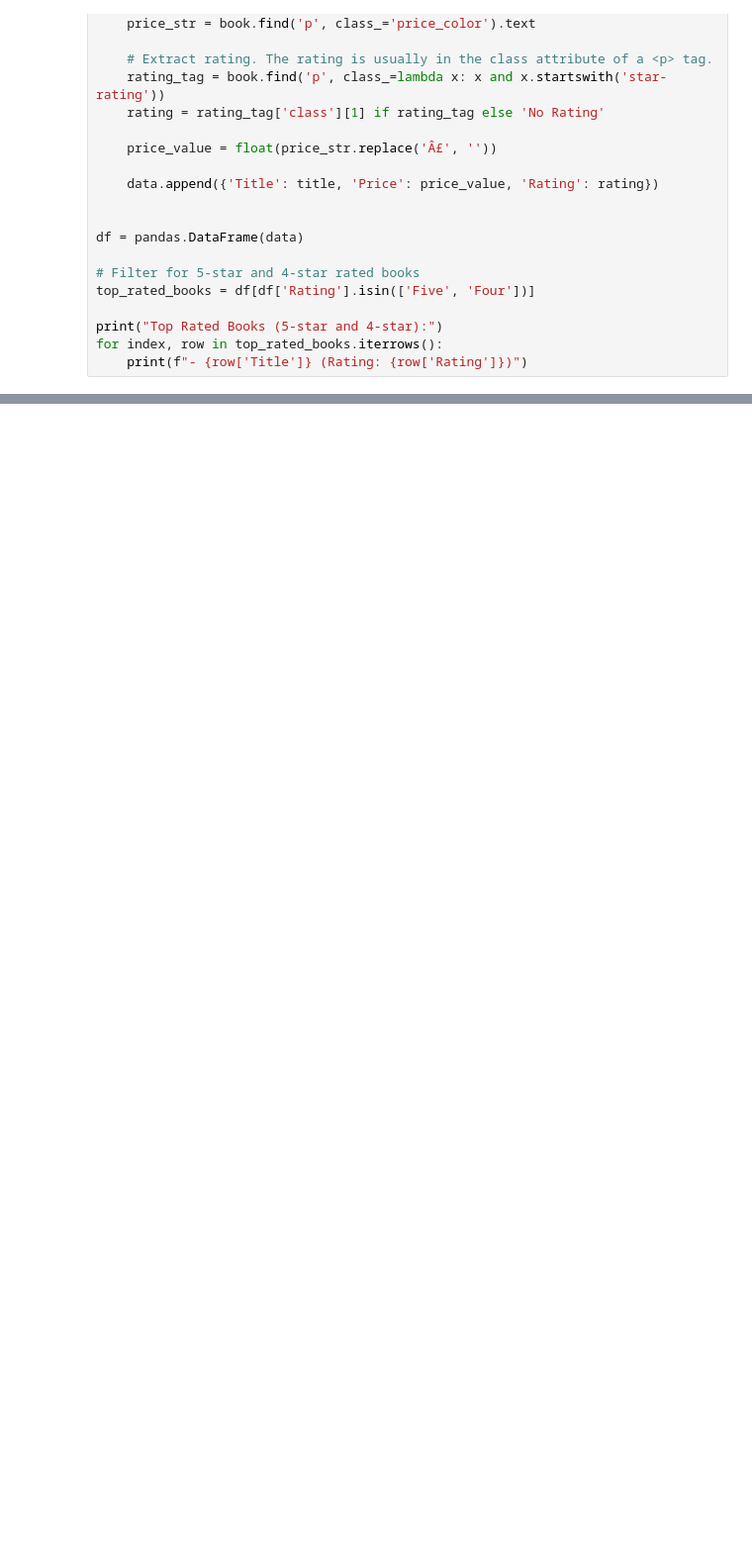
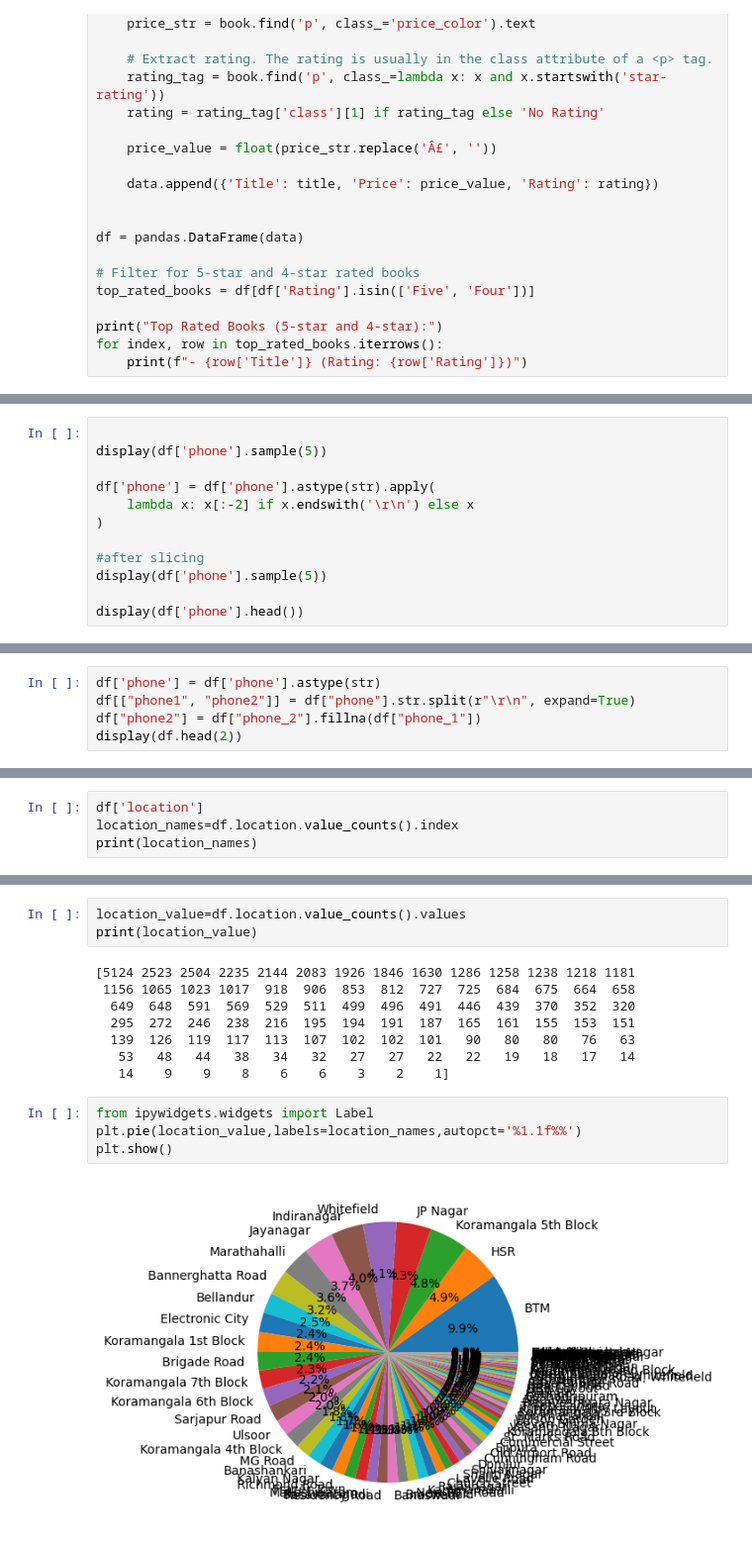
Before and after one commit to thakur698/Data-Science, a Jupyter notebook: Untitled3.ipynb, the cells around one changed output, grey strips where cells are left out. Shown at 99% size. Drawn from its saved outputs; the diff is of its cells as text; blank space fills up the shorter version.

```diff
--- a/Untitled3.ipynb
+++ b/Untitled3.ipynb
@@ -155,0 +233,12 @@ fetch_data_database()
+# %%
+
+display(df['phone'].sample(5))
+
+df['phone'] = df['phone'].astype(str).apply(
+    lambda x: x[:-2] if x.endswith('\r\n') else x
+)
+
+#after slicing
+display(df['phone'].sample(5))
+
+display(df['phone'].head())
@@ -155,0 +337,5 @@ fetch_data_database()
+# %%
+df['phone'] = df['phone'].astype(str)
+df[["phone1", "phone2"]] = df["phone"].str.split(r"\r\n", expand=True)
+df["phone2"] = df["phone_2"].fillna(df["phone_1"])
+display(df.head(2))
@@ -155,0 +347,4 @@ fetch_data_database()
+# %%
+df['location']
+location_names=df.location.value_counts().index
+print(location_names)
@@ -155,0 +369,17 @@ fetch_data_database()
+# %%
+location_value=df.location.value_counts().values
+print(location_value)
+# %% [output]
+[5124 2523 2504 2235 2144 2083 1926 1846 1630 1286 1258 1238 1218 1181
+ 1156 1065 1023 1017  918  906  853  812  727  725  684  675  664  658
+  649  648  591  569  529  511  499  496  491  446  439  370  352  320
+  295  272  246  238  216  195  194  191  187  165  161  155  153  151
+  139  126  119  117  113  107  102  102  101   90   80   80   76   63
+   53   48   44   38   34   32   27   27   22   22   19   18   17   14
+   14    9    9    8    6    6    3    2    1]
+# %%
+from ipywidgets.widgets import Label
+plt.pie(location_value,labels=location_names,autopct='%1.1f%%')
+plt.show()
+# %% [output]
+[figure, added]
```
Also changed, not shown: parts of 18 cells of this notebook.
